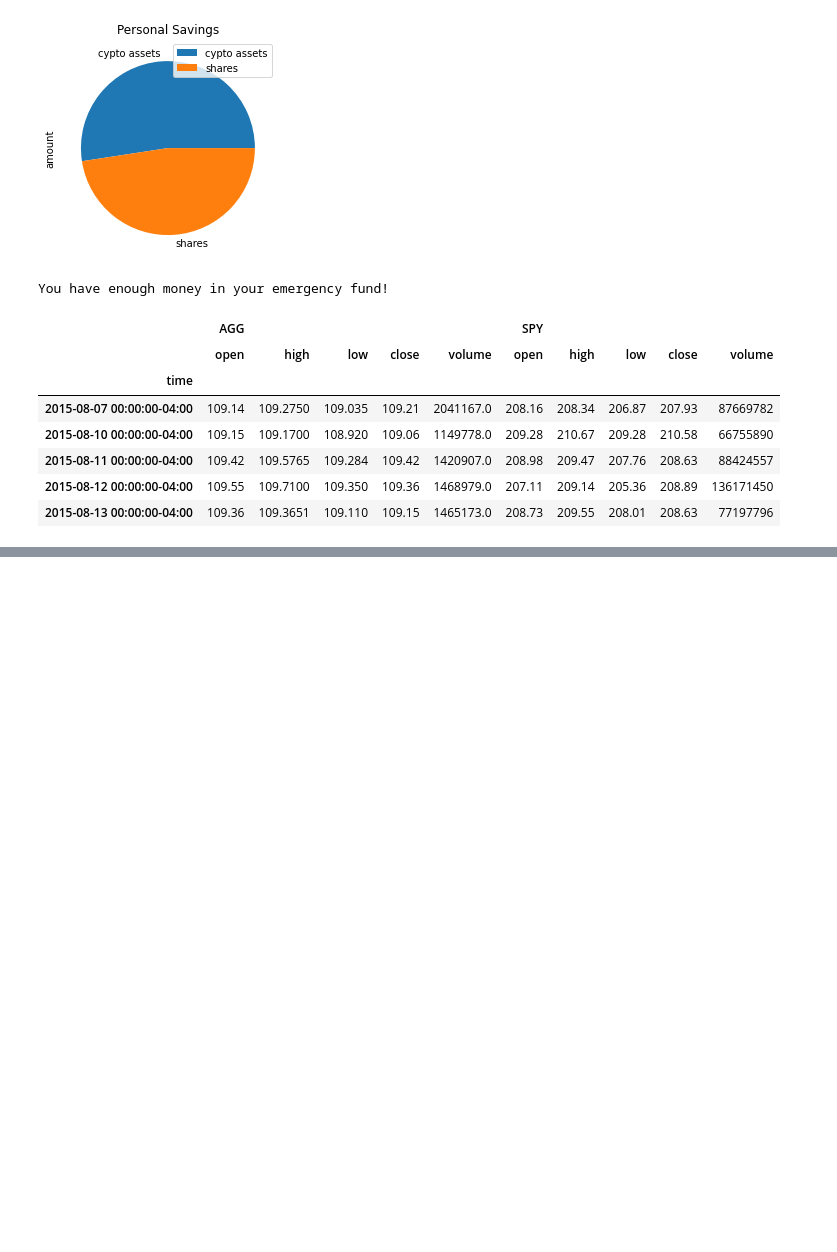
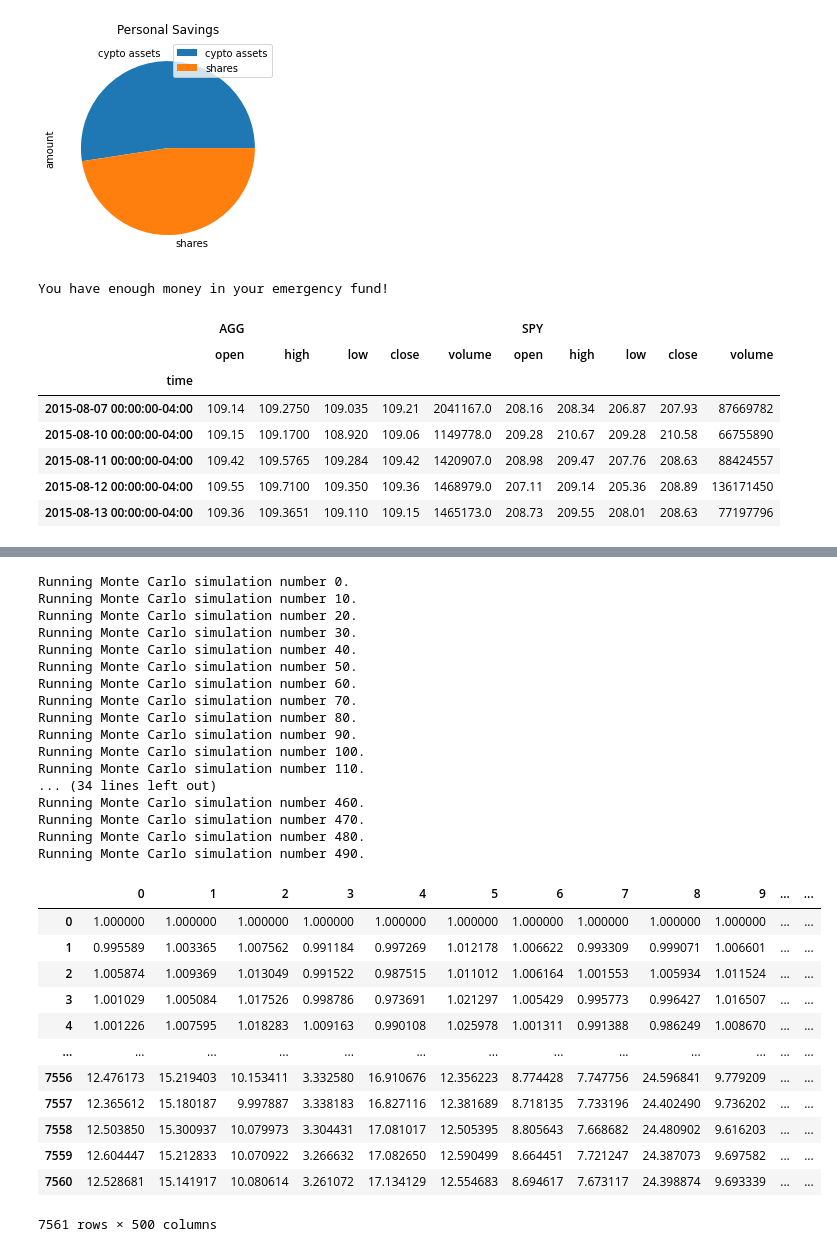
Before and after one commit to maxla777/API_Homework, a Jupyter notebook: Untitled.ipynb, the cells around one changed output, grey strips where cells are left out. Cells and saved outputs as stored; diff of their text form; code cells hidden in the pictures; blank space fills up the shorter version.

```diff
--- a/Untitled.ipynb
+++ b/Untitled.ipynb
@@ -258,3 +278,34 @@ df_stock_data.head()
 # %%
-# Configuring a Monte Carlo simulation to forecast 30 years cumulative returns
-# YOUR CODE HERE!
+ # Running a Monte Carlo simulation to forecast 30 years cumulative returns
+MC_even_dist.calc_cumulative_return()
+# %% [output]
+Running Monte Carlo simulation number 0.
+Running Monte Carlo simulation number 10.
+Running Monte Carlo simulation number 20.
+Running Monte Carlo simulation number 30.
+Running Monte Carlo simulation number 40.
+Running Monte Carlo simulation number 50.
+Running Monte Carlo simulation number 60.
+Running Monte Carlo simulation number 70.
+Running Monte Carlo simulation number 80.
+Running Monte Carlo simulation number 90.
+Running Monte Carlo simulation number 100.
+Running Monte Carlo simulation number 110.
+... (34 lines left out)
+Running Monte Carlo simulation number 460.
+Running Monte Carlo simulation number 470.
+Running Monte Carlo simulation number 480.
+Running Monte Carlo simulation number 490.
+|  | 0 | 1 | 2 | 3 | 4 | 5 | 6 | 7 | 8 | 9 | ... | ... |
+| 0 | 1.000000 | 1.000000 | 1.000000 | 1.000000 | 1.000000 | 1.000000 | 1.000000 | 1.000000 | 1.000000 | 1.000000 | ... | ... |
+| 1 | 0.995589 | 1.003365 | 1.007562 | 0.991184 | 0.997269 | 1.012178 | 1.006622 | 0.993309 | 0.999071 | 1.006601 | ... | ... |
+| 2 | 1.005874 | 1.009369 | 1.013049 | 0.991522 | 0.987515 | 1.011012 | 1.006164 | 1.001553 | 1.005934 | 1.011524 | ... | ... |
+| 3 | 1.001029 | 1.005084 | 1.017526 | 0.998786 | 0.973691 | 1.021297 | 1.005429 | 0.995773 | 0.996427 | 1.016507 | ... | ... |
+| 4 | 1.001226 | 1.007595 | 1.018283 | 1.009163 | 0.990108 | 1.025978 | 1.001311 | 0.991388 | 0.986249 | 1.008670 | ... | ... |
+| ... | ... | ... | ... | ... | ... | ... | ... | ... | ... | ... | ... | ... |
+| 7556 | 12.476173 | 15.219403 | 10.153411 | 3.332580 | 16.910676 | 12.356223 | 8.774428 | 7.747756 | 24.596841 | 9.779209 | ... | ... |
+| 7557 | 12.365612 | 15.180187 | 9.997887 | 3.338183 | 16.827116 | 12.381689 | 8.718135 | 7.733196 | 24.402490 | 9.736202 | ... | ... |
+| 7558 | 12.503850 | 15.300937 | 10.079973 | 3.304431 | 17.081017 | 12.505395 | 8.805643 | 7.668682 | 24.480902 | 9.616203 | ... | ... |
+| 7559 | 12.604447 | 15.212833 | 10.070922 | 3.266632 | 17.082650 | 12.590499 | 8.664451 | 7.721247 | 24.387073 | 9.697582 | ... | ... |
+| 7560 | 12.528681 | 15.141917 | 10.080614 | 3.261072 | 17.134129 | 12.554683 | 8.694617 | 7.673117 | 24.398874 | 9.693339 | ... | ... |
+7561 rows × 500 columns
```
Also changed, not shown: parts of 7 cells of this notebook.
